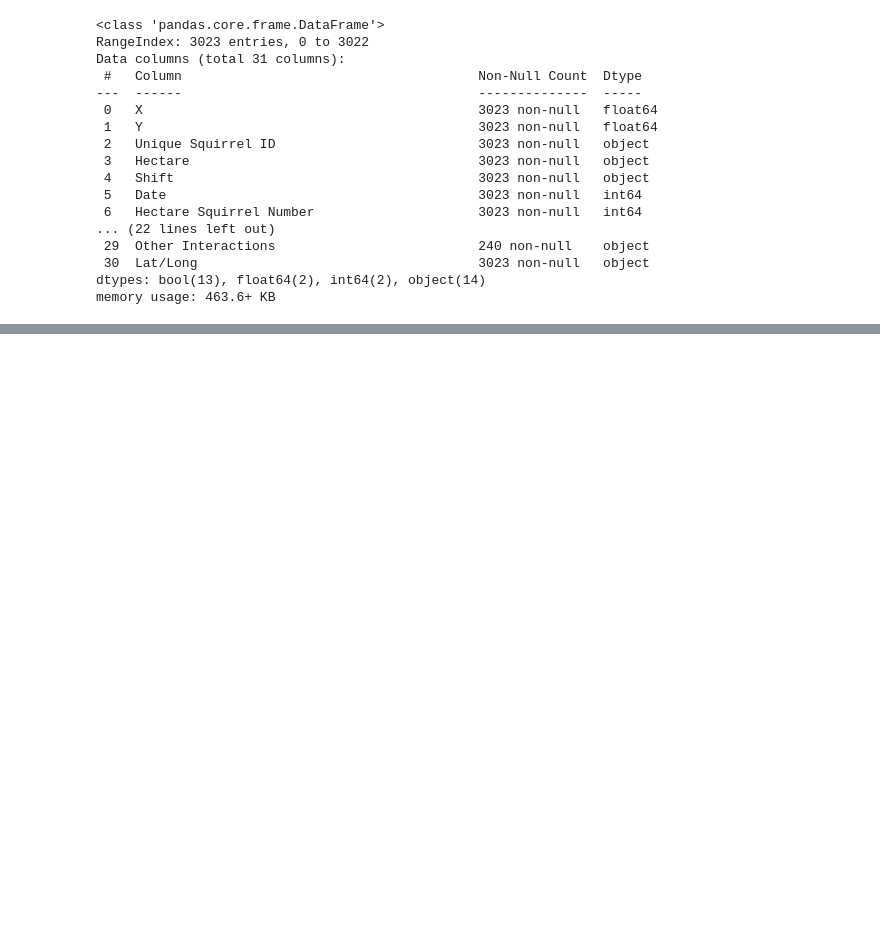
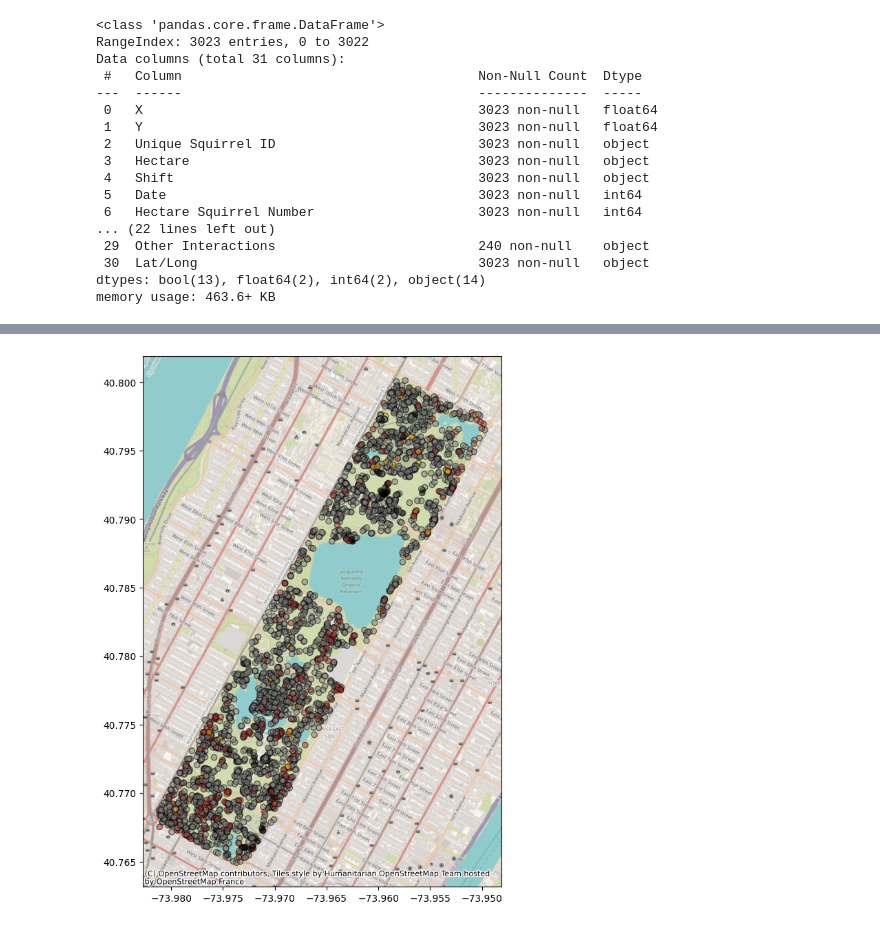
Before and after one commit to MichalikSJ21/MLSquirrelResearchProject, a Jupyter notebook: exploration/data_exploration.ipynb, the cells around one changed output, grey strips where cells are left out. Cells and saved outputs as stored; diff of their text form; code cells hidden in the pictures; blank space fills up the shorter version.

```diff
--- a/exploration/data_exploration.ipynb
+++ b/exploration/data_exploration.ipynb
@@ -34,0 +80,8 @@ memory usage: 463.6+ KB
+# %%
+# Make the same map plot, but plot based upon color to get a better idea of where each squirrel lives.
+color_mapping_dict = {np.nan: 'orange', 'Black': 'black', 'Gray': 'gray', 'Cinnamon': 'brown'}
+
+ax = gdf.plot(figsize=(10, 10), alpha=0.5, edgecolor='k', color=gdf['Primary Fur Color'].map(color_mapping_dict))
+ctx.add_basemap(ax, crs=gdf.crs)
+# %% [output]
+[figure, added]
```
Also changed, not shown: parts of 6 cells of this notebook.
